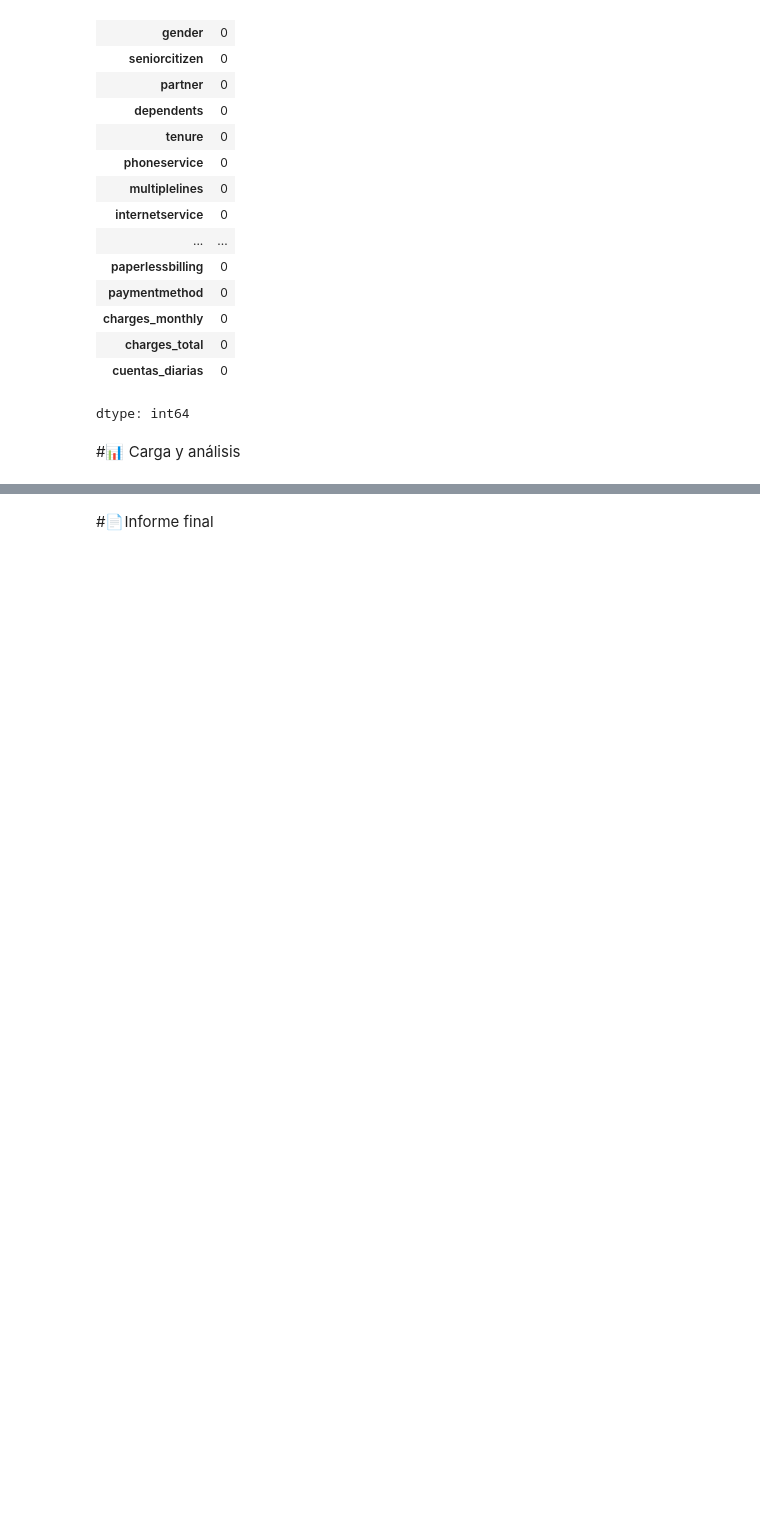
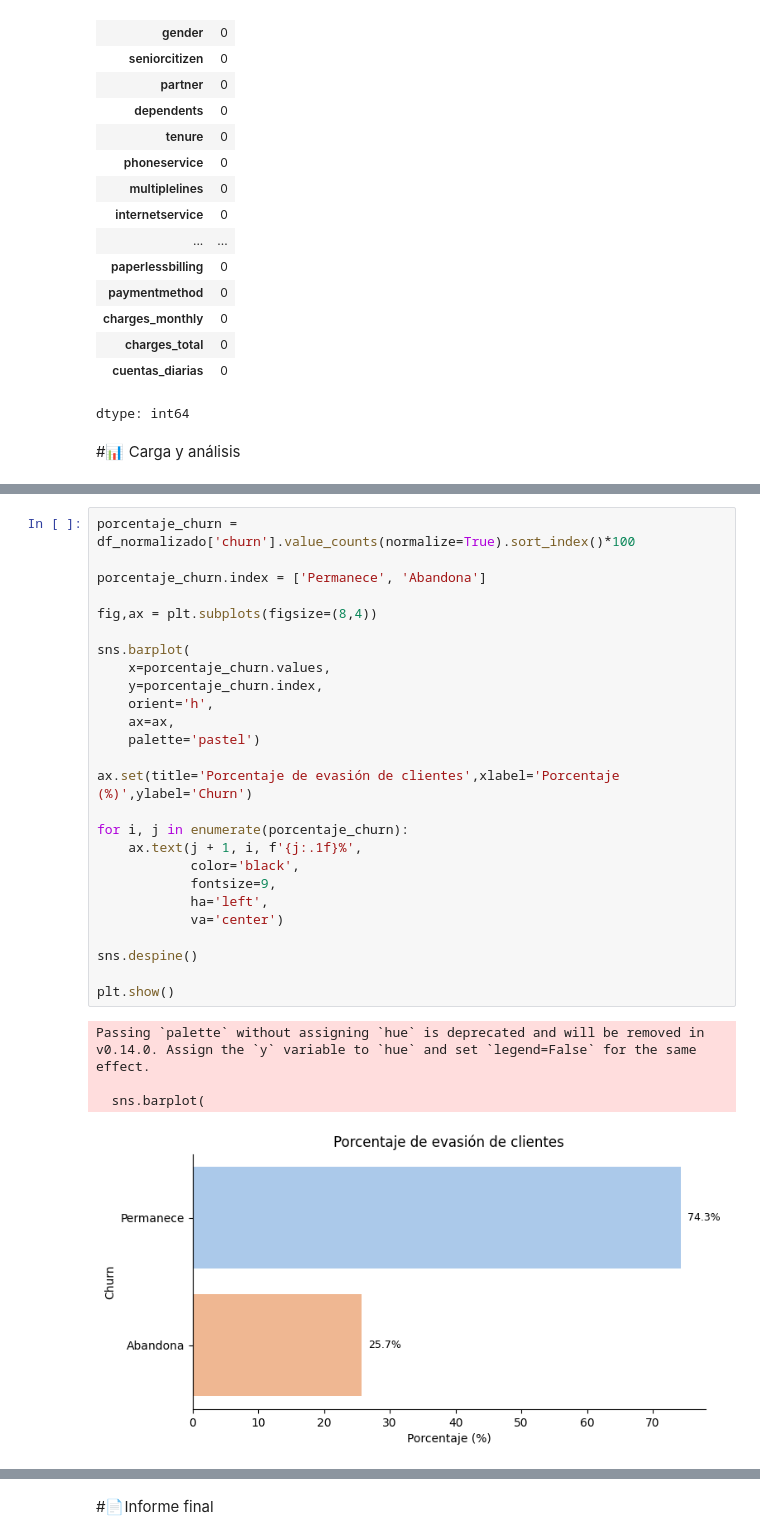
Before and after one commit to guadalupeltissera-png/Challenge_TelecomX, a Jupyter notebook: TelecomX_LATAM.ipynb, the cells around one changed output, grey strips where cells are left out. Cells and saved outputs as stored; diff of their text form; blank space fills up the shorter version.

```diff
--- a/TelecomX_LATAM.ipynb
+++ b/TelecomX_LATAM.ipynb
@@ -267,0 +283,31 @@ df_normalizado.describe()
+# %%
+porcentaje_churn = df_normalizado['churn'].value_counts(normalize=True).sort_index()*100
+
+porcentaje_churn.index = ['Permanece', 'Abandona']
+
+fig,ax = plt.subplots(figsize=(8,4))
+
+sns.barplot(
+    x=porcentaje_churn.values,
+    y=porcentaje_churn.index,
+    orient='h',
+    ax=ax,
+    palette='pastel')
+
+ax.set(title='Porcentaje de evasión de clientes',xlabel='Porcentaje (%)',ylabel='Churn')
+
+for i, j in enumerate(porcentaje_churn):
+    ax.text(j + 1, i, f'{j:.1f}%',
+            color='black',
+            fontsize=9,
+            ha='left',
+            va='center')
+
+sns.despine()
+
+plt.show()
+# %% [output]
+Passing `palette` without assigning `hue` is deprecated and will be removed in v0.14.0. Assign the `y` variable to `hue` and set `legend=False` for the same effect.
+
+  sns.barplot(
+[figure, added]
```
Also changed, not shown: parts of 13 cells of this notebook.
